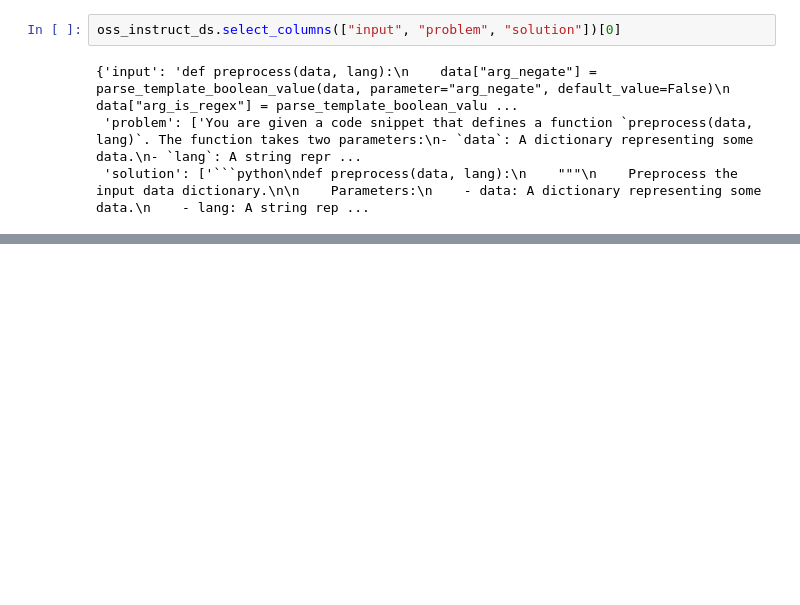
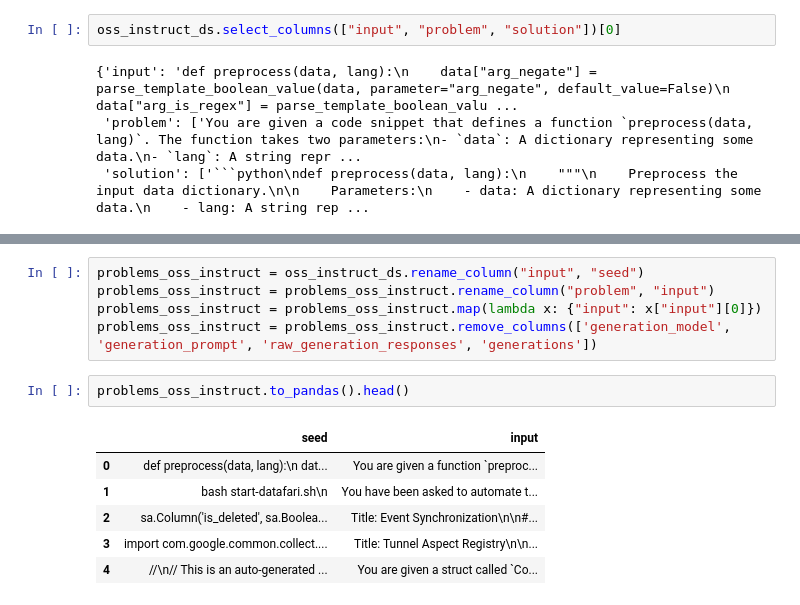
Before and after one commit to argilla-io/distilabel-workbench, a Jupyter notebook: disticoder/review-disticoder.ipynb, the cells around one changed output, grey strips where cells are left out. Saved outputs shown, nothing was run; the diff lists cells and outputs as text; blank space fills up the shorter version.

```diff
--- a/disticoder/review-disticoder.ipynb
+++ b/disticoder/review-disticoder.ipynb
@@ -278,0 +327,14 @@ RemoteFeedbackDataset(
+# %%
+problems_oss_instruct = oss_instruct_ds.rename_column("input", "seed")
+problems_oss_instruct = problems_oss_instruct.rename_column("problem", "input")
+problems_oss_instruct = problems_oss_instruct.map(lambda x: {"input": x["input"][0]})
+problems_oss_instruct = problems_oss_instruct.remove_columns(['generation_model', 'generation_prompt', 'raw_generation_responses', 'generations'])
+# %%
+problems_oss_instruct.to_pandas().head()
+# %% [output]
+|  | seed | input |
+| 0 | def preprocess(data, lang):\n dat... | You are given a function `preproc... |
+| 1 | bash start-datafari.sh\n | You have been asked to automate t... |
+| 2 | sa.Column('is_deleted', sa.Boolea... | Title: Event Synchronization\n\n#... |
+| 3 | import com.google.common.collect.... | Title: Tunnel Aspect Registry\n\n... |
+| 4 | //\n// This is an auto-generated ... | You are given a struct called `Co... |
```
Also changed, not shown: parts of 23 cells of this notebook, 1 other file.
